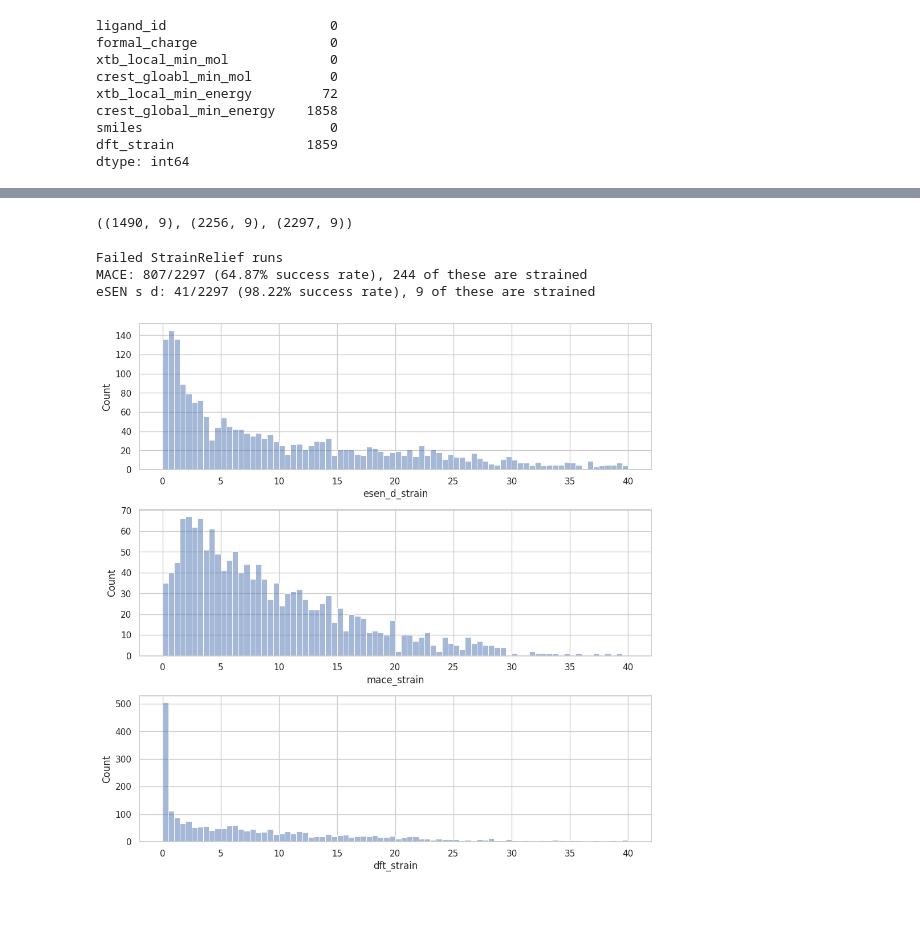
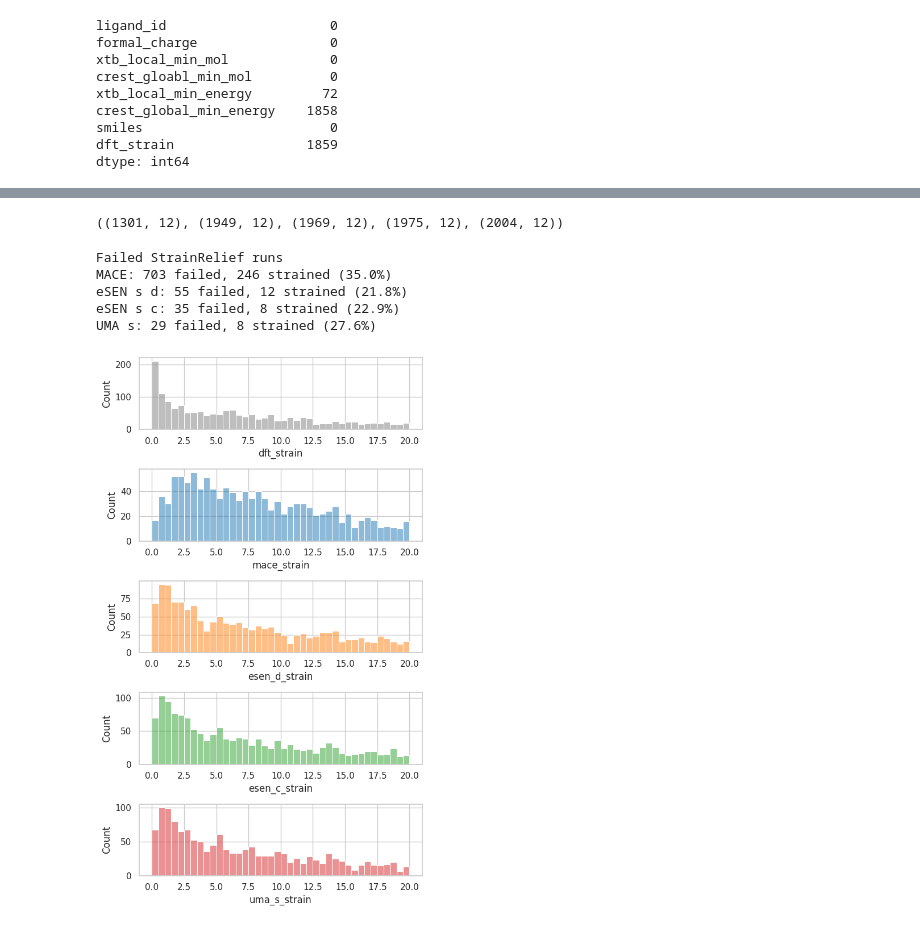
Before and after one commit to prescient-design/StrainRelief, a Jupyter notebook: analysis/analysis_charged.ipynb, the cells around one changed output, grey strips where cells are left out. Drawn from its saved outputs; the diff is of its cells as text; code cells hidden in the pictures.

```diff
--- a/analysis/analysis_charged.ipynb
+++ b/analysis/analysis_charged.ipynb
@@ -155,2 +178,17 @@ MACE: 23
-# %%
-root["dft_was_negative"] = root.dft_strain < 0
+# %%
+palette = {
+    "dft": "tab:gray",
+    "mace": "tab:blue",
+    "esen_s_d": "tab:orange",
+    "esen_s_c": "tab:green",
+    "uma_s": "tab:red",
+    "dft_strain": "tab:gray",
+    "mace_strain": "tab:blue",
+    "esen_d_strain": "tab:orange",
+    "esen_c_strain": "tab:green",
+    "uma_s_strain": "tab:red",
+    "mace_error": "tab:blue",
+    "esen_d_error": "tab:orange",
+    "esen_c_error": "tab:green",
+    "uma_s_error": "tab:red",
+}
@@ -157,5 +226,9 @@ root["dft_was_negative"] = root.dft_strain < 0
 # %%
 # map all negative strains to 0
-root.loc[root.dft_strain < 0, "dft_strain"] = 0
-root.loc[root.esen_d_strain < 0, "esen_d_strain"] = 0
-root.loc[root.mace_strain < 0, "mace_strain"] = 0
+root.loc[root.dft_strain < 0, "dft_strain"] = np.nan
+root.loc[root.esen_c_strain < 0, "esen_c_strain"] = np.nan
+root.loc[root.esen_d_strain < 0, "esen_d_strain"] = np.nan
+root.loc[root.uma_s_strain < 0, "uma_s_strain"] = np.nan
+root.loc[root.mace_strain < 0, "mace_strain"] = np.nan
+
+root = root.dropna(subset="dft_strain")
@@ -180,31 +242,41 @@ threshold = 14.7
 # %%
 root["passes_dft_filter"] = root.dft_strain < threshold
 root["passes_mace_filter"] = root.mace_strain < threshold
+root["passes_esen_c_filter"] = root.esen_c_strain < threshold
 root["passes_esen_d_filter"] = root.esen_d_strain < threshold
+root["passes_uma_s_filter"] = root.uma_s_strain < threshold
 # %%
 mace_no_nan = root.dropna(subset="mace_strain")
 esen_d_no_nan = root.dropna(subset="esen_d_strain")
+esen_c_no_nan = root.dropna(subset="esen_c_strain")
+uma_s_no_nan = root.dropna(subset="uma_s_strain")
 
-mace_no_nan.shape, esen_d_no_nan.shape, root.shape
+mace_no_nan.shape, esen_d_no_nan.shape, esen_c_no_nan.shape, uma_s_no_nan.shape, root.shape
 # %% [output]
-((1490, 9), (2256, 9), (2297, 9))
+((1301, 12), (1949, 12), (1969, 12), (1975, 12), (2004, 12))
 # %%
 print("Failed StrainRelief runs")
-print(f"MACE: {root.mace_strain.isna().sum()}/{len(root)} ({1 - root.mace_strain.isna().sum()/len(root):.2%} success rate), {root[root.mace_strain.isna() & ~root.passes_dft_filter].shape[0]} of these are strained")
-print(f"eSEN s d: {root.esen_d_strain.isna().sum()}/{len(root)} ({1 - root.esen_d_strain.isna().sum()/len(root):.2%} success rate), {root[root.esen_d_strain.isna() & ~root.passes_dft_filter].shape[0]} of these are strained")
+print(f"MACE: {root.mace_strain.isna().sum()} failed, {root[root.mace_strain.isna() & ~root.passes_dft_filter].shape[0]} strained ({root[root.mace_strain.isna() & ~root.passes_dft_filter].shape[0]/root.mace_strain.isna().sum():.1%})")
+print(f"eSEN s d: {root.esen_d_strain.isna().sum()} failed, {root[root.esen_d_strain.isna() & ~root.passes_dft_filter].shape[0]} strained ({root[root.esen_d_strain.isna() & ~root.passes_dft_filter].shape[0]/root.esen_d_strain.isna().sum():.1%})")
+print(f"eSEN s c: {root.esen_c_strain.isna().sum()} failed, {root[root.esen_c_strain.isna() & ~root.passes_dft_filter].shape[0]} strained ({root[root.esen_c_strain.isna() & ~root.passes_dft_filter].shape[0]/root.esen_c_strain.isna().sum():.1%})")
+print(f"UMA s: {root.uma_s_strain.isna().sum()} failed, {root[root.uma_s_strain.isna() & ~root.passes_dft_filter].shape[0]} strained ({root[root.uma_s_strain.isna() & ~root.passes_dft_filter].shape[0]/root.uma_s_strain.isna().sum():.1%})")
 # %% [output]
 Failed StrainRelief runs
-MACE: 807/2297 (64.87% success rate), 244 of these are strained
-eSEN s d: 41/2297 (98.22% success rate), 9 of these are strained
+MACE: 703 failed, 246 strained (35.0%)
+eSEN s d: 55 failed, 12 strained (21.8%)
+eSEN s c: 35 failed, 8 strained (22.9%)
+UMA s: 29 failed, 8 strained (27.6%)
 # %%
-fig, axs = plt.subplots(3, 1, figsize=(10, 10))
+fig, axs = plt.subplots(5, 1, figsize=(6, 10))
 
-sns.histplot(root.esen_d_strain, label="eSEN s d", alpha=0.5, binwidth=0.5, binrange=(0, 40), ax=axs[0])
-sns.histplot(root.mace_strain, label="MACE", alpha=0.5, binwidth=0.5, binrange=(0, 40), ax=axs[1])
-sns.histplot(root.dft_strain, label="DFT", alpha=0.5, binwidth=0.5, binrange=(0, 40), ax=axs[2])
+sns.histplot(root.dft_strain, label="DFT", alpha=0.5, binwidth=0.5, binrange=(0, 20), ax=axs[0], color=palette["dft_strain"])
+sns.histplot(root.mace_strain, label="MACE", alpha=0.5, binwidth=0.5, binrange=(0, 20), ax=axs[1], color=palette["mace_strain"])
+sns.histplot(root.esen_d_strain, label="eSEN s d", alpha=0.5, binwidth=0.5, binrange=(0, 20), ax=axs[2], color=palette["esen_d_strain"])
+sns.histplot(root.esen_c_strain, label="eSEN s c", alpha=0.5, binwidth=0.5, binrange=(0, 20), ax=axs[3], color=palette["esen_c_strain"])
+sns.histplot(root.uma_s_strain, label="UMA s", alpha=0.5, binwidth=0.5, binrange=(0, 20), ax=axs[4], color=palette["uma_s_strain"])
 
 plt.tight_layout()
 plt.show()
 # %% [output]
-[figure, old version]
+[figure, new version]
 # %%
```
Also changed, not shown: parts of 16 cells of this notebook, 2 other files.
